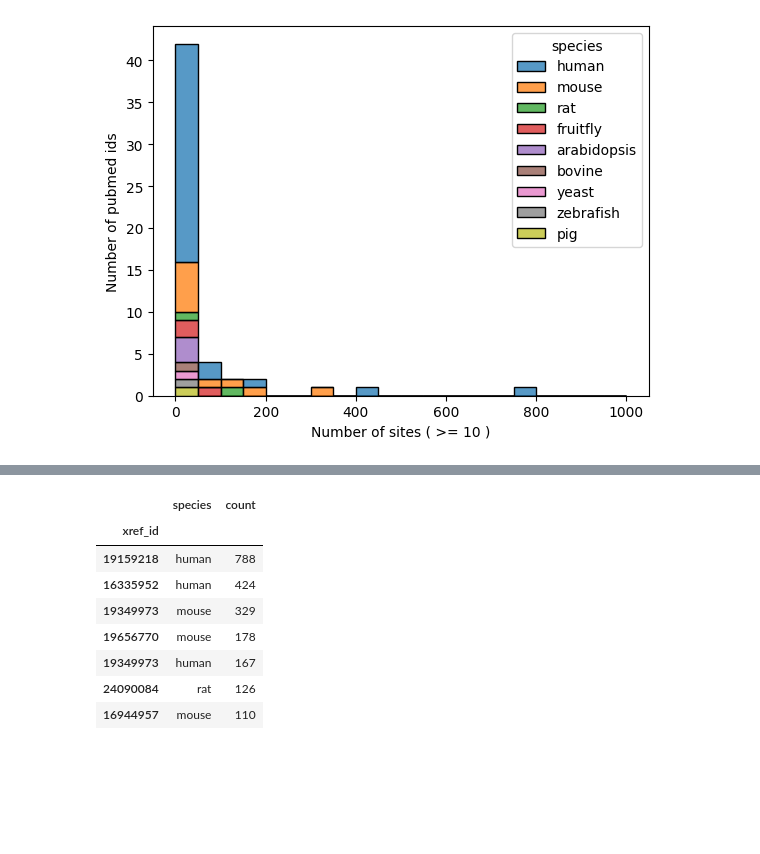
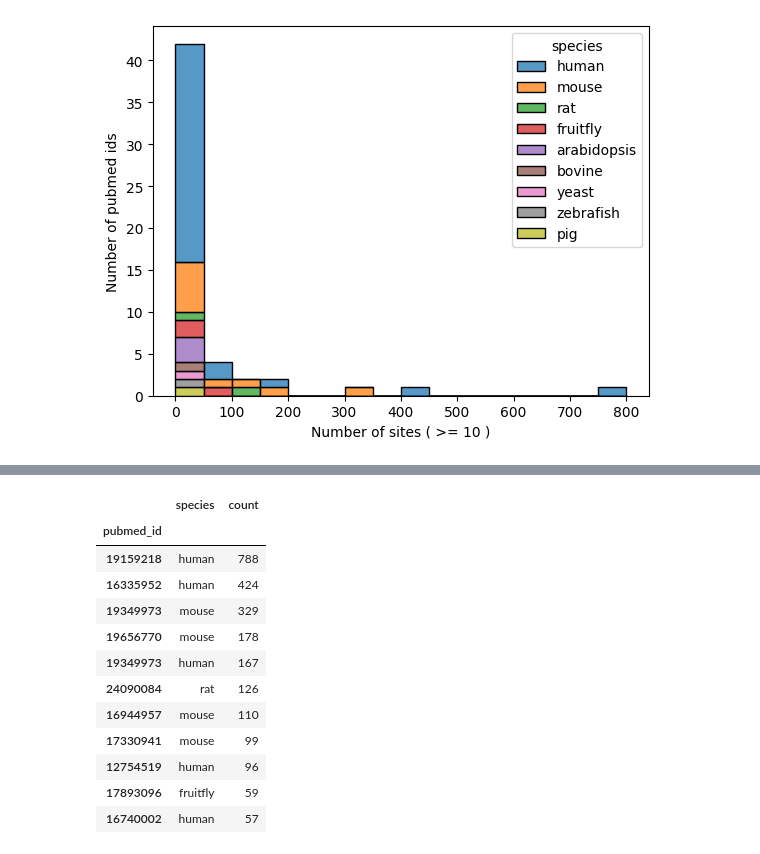
Before and after one commit to edwardsnj/glygen-colab-notebooks, a Jupyter notebook: uniprotkb_nlinked_sites/main.ipynb, the cells around one changed output, grey strips where cells are left out. Drawn from its saved outputs; the diff is of its cells as text; code cells hidden in the pictures; blank space fills up the shorter version.

```diff
--- a/uniprotkb_nlinked_sites/main.ipynb
+++ b/uniprotkb_nlinked_sites/main.ipynb
@@ -16,7 +16,7 @@ template = "*_protein_site_annotation_uniprotkb.csv"
 FILES = ggdl.filenames(template)
 
 params = {
-  "usecols": ["uniprotkb_canonical_ac","start_pos","ref_aa","ann_type","annotation","xref_key","xref_id"],
+  "usecols": ["uniprotkb_canonical_ac","start_pos","ref_aa","annotation","xref_key","xref_id"],
   "notna": ["start_pos","xref_id"],
   "asint": ["start_pos"],
   "addfilename": True,
@@ -52,11 +52,11 @@ nlinked_rows = uniprotkb_site_annotations["annotation"] == "N-linked (GlcNAc...)
 
 pubmed_rows = uniprotkb_site_annotations["xref_key"]=="protein_xref_pubmed"
 
-# Likey not needed
+# Likely not needed
 asn_rows = uniprotkb_site_annotations['ref_aa']=="N"
 
 nlinked_sites_pubmed = uniprotkb_site_annotations[nlinked_rows&pubmed_rows&asn_rows]
-nlinked_sites_pubmed.rename({"xref_id": "pubmed_id"}, inplace=True)
-nlinked_sites_pubmed.drop(columns=["xref_key"], inplace=True)
+nlinked_sites_pubmed = nlinked_sites_pubmed.rename(columns={"xref_id": "pubmed_id"})
+nlinked_sites_pubmed = nlinked_sites_pubmed.drop(columns=["xref_key"])
 nlinked_sites_pubmed
 # %% [output]
@@ -76,36 +76,36 @@ nlinked_sites_pubmed
 # %%
 import pandas as pd
 import seaborn as sns
 import matplotlib.pyplot as plt
 import plotly.express as px
 
 # Plot histogram of frequency of sites in a pubmed id (partition by species)
-counts = pd.DataFrame(nlinked_sites_pubmed[["xref_id","species"]].value_counts())
+counts = pd.DataFrame(nlinked_sites_pubmed[["pubmed_id","species"]].value_counts())
 counts.reset_index("species", inplace=True)
 counts = counts[counts["count"] >= 10]
 
 sns.histplot(data=counts, x='count', hue="species",
-             binwidth=50, binrange=(0,1000), multiple="stack")
+             binwidth=50, binrange=(0,800), multiple="stack")
 plt.xlabel("Number of sites ( >= 10 )")
 plt.ylabel("Number of pubmed ids")
 plt.show()
 
 # Interactive
 
 fig = px.histogram(counts, x="count", color="species")
 fig.layout.xaxis.title = "Number of sites ( >= 10 )"
 fig.layout.yaxis.title = "Number of pubmed ids"
 fig.update_layout(bargap=0.1)
-fig.update_traces(xbins=dict(start=0, end=1000, size=50))
+fig.update_traces(xbins=dict(start=0, end=800, size=50))
 fig.show()
 # %% [output]
-[figure, old version]
+[figure, new version]
 [interactive output not drawn]
 # %%
-counts[counts["count"]>=100]
+counts[counts["count"]>=50].sort_values(by='count', ascending=False)
 # %% [output]
 |  | species | count |
-| xref_id |  |  |
+| pubmed_id |  |  |
 | 19159218 | human | 788 |
 | 16335952 | human | 424 |
 | 19349973 | mouse | 329 |
@@ -113,3 +113,7 @@ counts[counts["count"]>=100]
 | 19349973 | human | 167 |
 | 24090084 | rat | 126 |
 | 16944957 | mouse | 110 |
+| 17330941 | mouse | 99 |
+| 12754519 | human | 96 |
+| 17893096 | fruitfly | 59 |
+| 16740002 | human | 57 |
```
Also changed, not shown: parts of 2 cells of this notebook.
